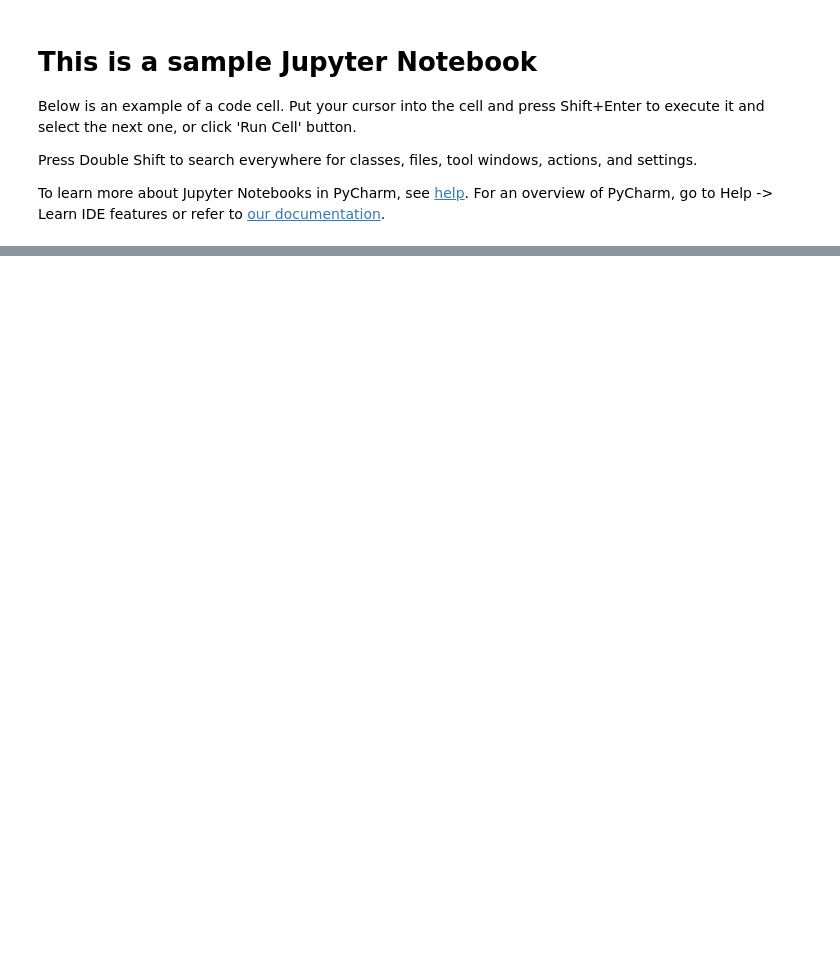
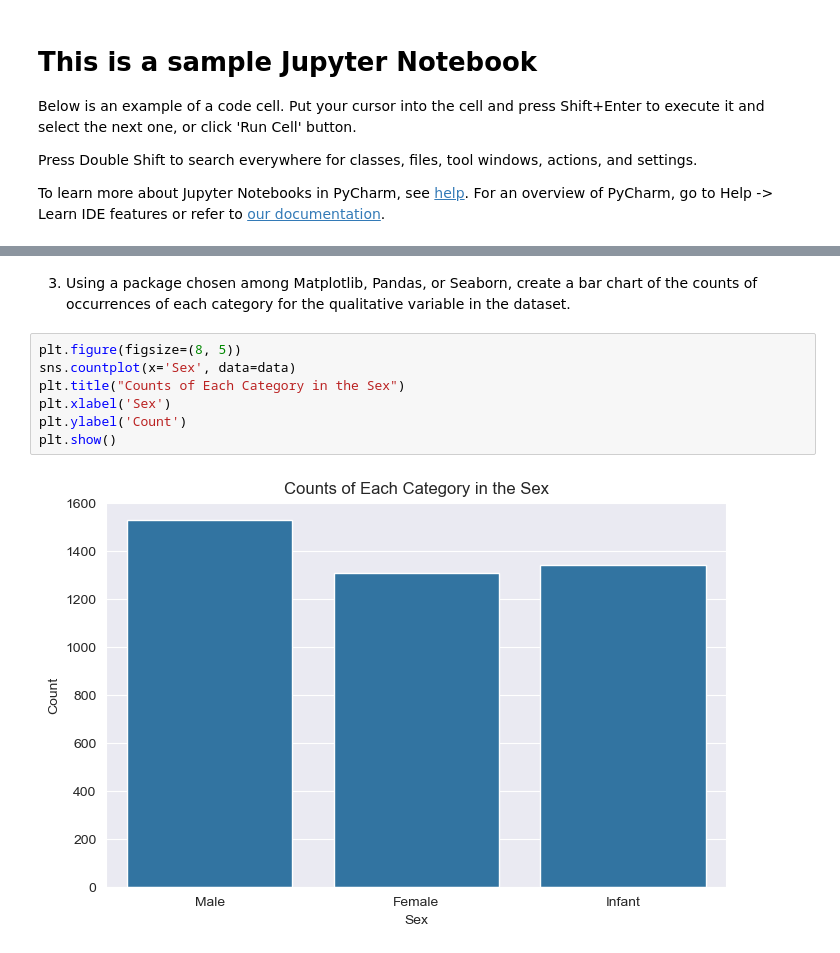
Before and after one commit to 247751mo/Assignment1_MO_MS, a Jupyter notebook: analysis.ipynb, the cells around one changed output, grey strips where cells are left out. Cells and saved outputs as stored; diff of their text form; blank space fills up the shorter version.

```diff
--- a/analysis.ipynb
+++ b/analysis.ipynb
@@ -35,0 +63,11 @@ distribution_table
+# %% [markdown]
+3. Using a package chosen among Matplotlib, Pandas, or Seaborn, create a bar chart of the counts of occurrences of each category for the qualitative variable in the dataset.
+# %%
+plt.figure(figsize=(8, 5))
+sns.countplot(x='Sex', data=data)
+plt.title("Counts of Each Category in the Sex")
+plt.xlabel('Sex')
+plt.ylabel('Count')
+plt.show()
+# %% [output]
+[figure, added]
```
Also changed, not shown: parts of 16 cells of this notebook.
